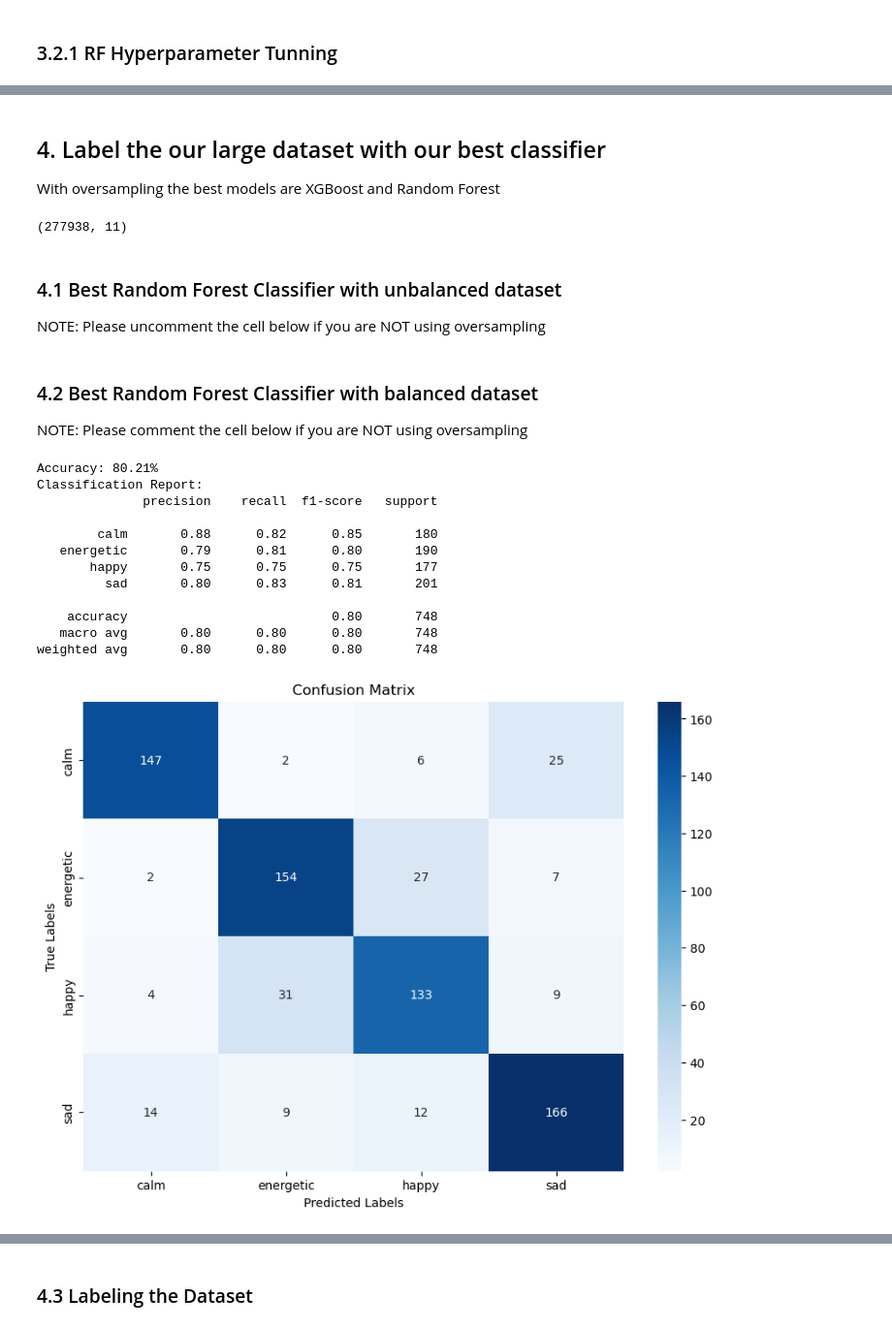
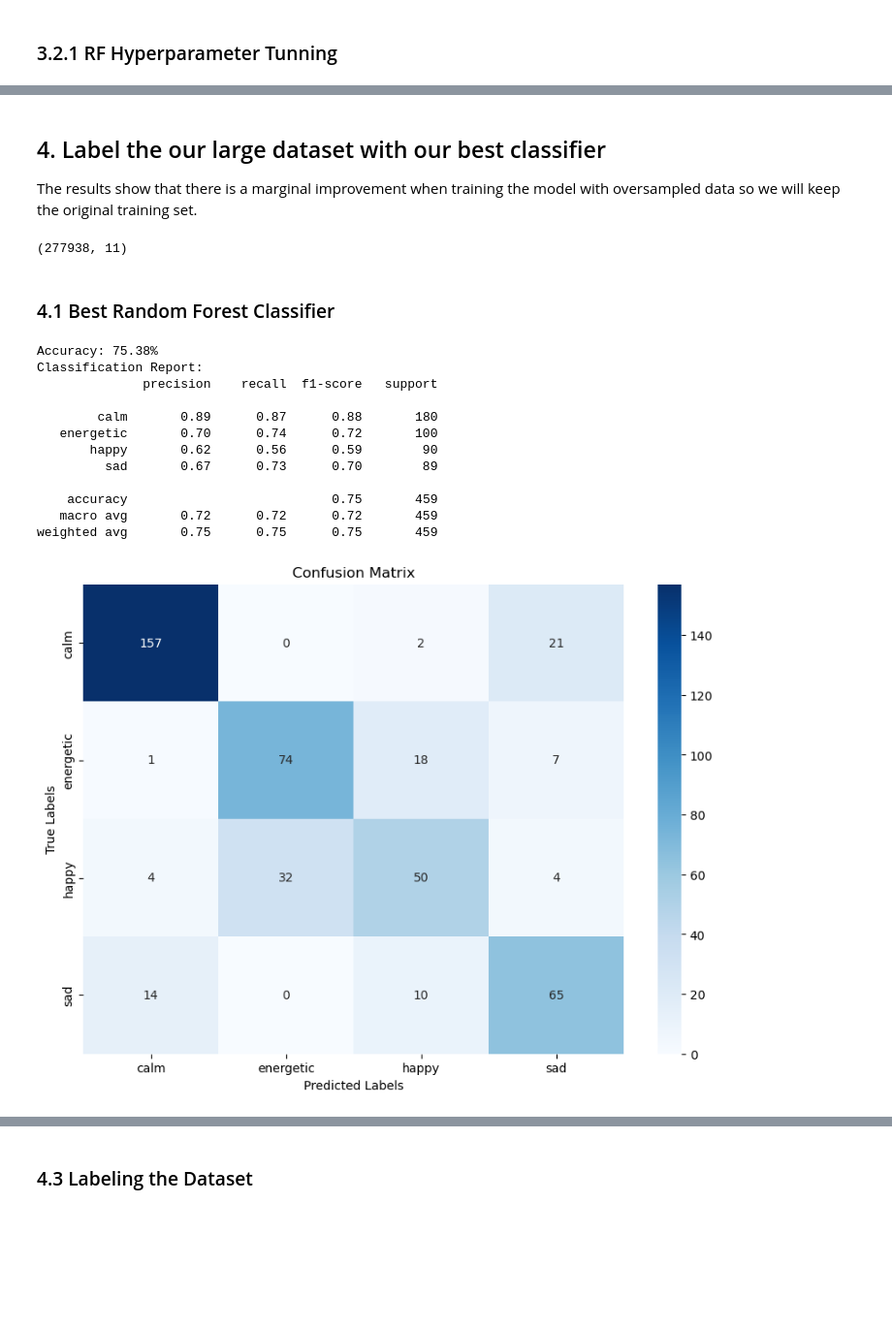
Before and after one commit to JuanRobledo12/cse6242-project, a Jupyter notebook: main.ipynb, the cells around one changed output, grey strips where cells are left out. Shown at 97% size. Cells and saved outputs as stored; diff of their text form; code cells hidden in the pictures; blank space fills up the shorter version.

```diff
--- a/main.ipynb
+++ b/main.ipynb
@@ -676,0 +590,31 @@ weighted avg       0.79      0.79      0.79       748
+# %%
+# Initialize the XGBoost classifier with specified hyperparameters
+xgb_clf = XGBClassifier(
+    n_estimators=250,
+    max_depth=3,
+    learning_rate=0.05,
+    gamma=0,
+    colsample_bytree=0.3,
+    use_label_encoder=False,
+    eval_metric='mlogloss'
+)
+
+# Train the model
+xgb_clf.fit(X_train, y_train)
+
+# Predictions
+y_pred = xgb_clf.predict(X_test)
+
+# Evaluation
+accuracy = accuracy_score(y_test, y_pred)
+print(f"Accuracy: {accuracy*100:.2f}%")
+print(classification_report(y_test, y_pred, target_names=label_encoder.classes_))
+
+# Plot the confusion matrix
+cm = confusion_matrix(y_test, y_pred)
+plt.figure(figsize=(10, 7))
+sns.heatmap(cm, annot=True, fmt="d", cmap="Blues", xticklabels=label_encoder.classes_, yticklabels=label_encoder.classes_)
+plt.xlabel('Predicted Labels')
+plt.ylabel('True Labels')
+plt.title('Confusion Matrix for XGBoost Classifier')
+plt.show()
@@ -697,7 +865,7 @@ weighted avg       0.79      0.79      0.79       748
-# %% [markdown]
-## 4. Label the our large dataset with our best classifier
-
-With oversampling the best models are XGBoost and Random Forest
+# %% [markdown]
+## 4. Label the our large dataset with our best classifier
+
+The results show that there is a marginal improvement when training the model with oversampled data so we will keep the original training set.
 # %%
 X_df1 = df_main_cleaned.drop(columns=['name', 'artist', 'id'])
 # Feature scaling
@@ -707,6 +875,4 @@ X_df1_scaled.shape
 # %% [output]
 (277938, 11)
 # %% [markdown]
-### 4.1 Best Random Forest Classifier with unbalanced dataset
-
-NOTE: Please uncomment the cell below if you are NOT using oversampling
+### 4.1 Best Random Forest Classifier
@@ -728,52 +879,48 @@ NOTE: Please uncomment the cell below if you are NOT using oversampling
-# %% [markdown]
-### 4.2 Best Random Forest Classifier with balanced dataset
-
-NOTE: Please comment the cell below if you are NOT using oversampling
 # %%
 # Initialize and train the Random Forest classifier with specified hyperparameters
 rf_classifier = RandomForestClassifier(
-    bootstrap=False,
-    criterion='entropy',
-    max_depth=20,
-    min_samples_leaf=1,
+    bootstrap=True,
+    criterion='gini',
+    max_depth=None,
+    min_samples_leaf=2,
     min_samples_split=2,
-    n_estimators=200,
+    n_estimators=100,
     random_state=42
 )
 rf_classifier.fit(X_train, y_train)
 
 # Predict the moods on the testing set
 y_pred = rf_classifier.predict(X_test)
 
 # Evaluate the model's performance
 accuracy = accuracy_score(y_test, y_pred)
 classification_rep = classification_report(y_test, y_pred, target_names=label_encoder.classes_)
 
 # Print out the accuracy and detailed classification report
 print(f'Accuracy: {accuracy*100:.2f}%')
 print('Classification Report:')
 print(classification_rep)
 
 # Plot the confusion matrix
 cm = confusion_matrix(y_test, y_pred)
 plt.figure(figsize=(10, 7))
 sns.heatmap(cm, annot=True, fmt="d", cmap="Blues", xticklabels=label_encoder.classes_, yticklabels=label_encoder.classes_)
 plt.xlabel('Predicted Labels')
 plt.ylabel('True Labels')
 plt.title('Confusion Matrix')
 plt.show()
 # %% [output]
-Accuracy: 80.21%
+Accuracy: 75.38%
 Classification Report:
               precision    recall  f1-score   support
 
-        calm       0.88      0.82      0.85       180
-   energetic       0.79      0.81      0.80       190
-       happy       0.75      0.75      0.75       177
-         sad       0.80      0.83      0.81       201
+        calm       0.89      0.87      0.88       180
+   energetic       0.70      0.74      0.72       100
+       happy       0.62      0.56      0.59        90
+         sad       0.67      0.73      0.70        89
 
-    accuracy                           0.80       748
-   macro avg       0.80      0.80      0.80       748
-weighted avg       0.80      0.80      0.80       748
+    accuracy                           0.75       459
+   macro avg       0.72      0.72      0.72       459
+weighted avg       0.75      0.75      0.75       459
-[figure, old version]
+[figure, new version]
 # %% [markdown]
```
Also changed, not shown: parts of 37 cells of this notebook, 4 other files.
